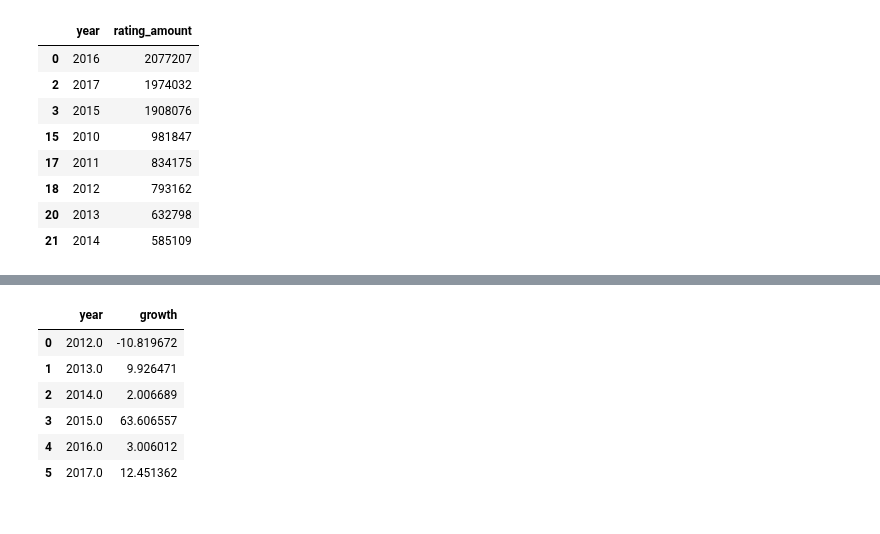
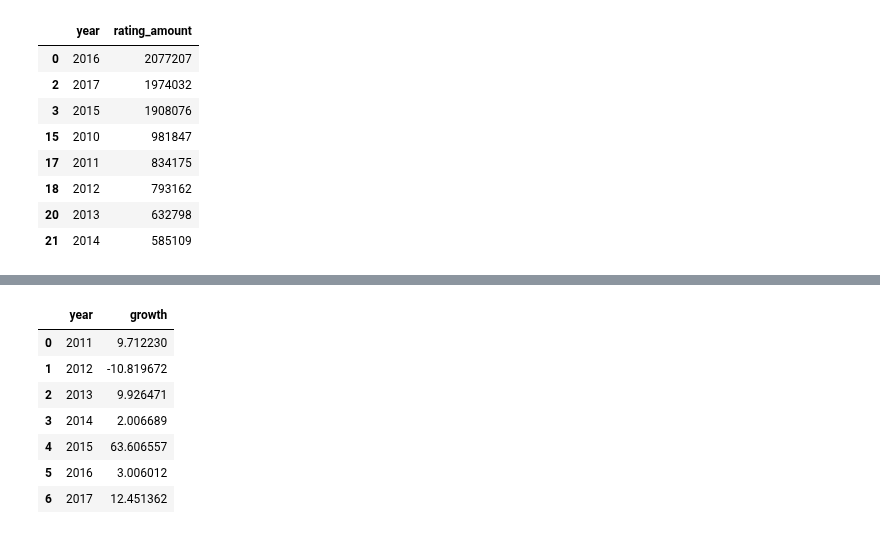
Before and after one commit to fabienmorgan/HSLU_DVIZ_HS22, a Jupyter notebook: Data_Processing/Visualisation_Single_Ratings_Over_Time.ipynb, the cells around one changed output, grey strips where cells are left out. Cells and saved outputs as stored; diff of their text form; code cells hidden in the pictures.

```diff
--- a/Data_Processing/Visualisation_Single_Ratings_Over_Time.ipynb
+++ b/Data_Processing/Visualisation_Single_Ratings_Over_Time.ipynb
@@ -213,10 +214,13 @@ test.head(9)
-# %%
-test_2.head(8)
-# %% [output]
-|  | year | growth |
-| 0 | 2012.0 | -10.819672 |
-| 1 | 2013.0 | 9.926471 |
-| 2 | 2014.0 | 2.006689 |
-| 3 | 2015.0 | 63.606557 |
-| 4 | 2016.0 | 3.006012 |
-| 5 | 2017.0 | 12.451362 |
+# %%
+single_user_ratings_binned_in_years_less_reduced = df_single_user_ratings_binned_in_years.loc[(df_single_user_ratings_binned_in_years['year'] >= 2010) & (df_single_user_ratings_binned_in_years['year'] < 2018)]
+single_user_ratings_growth = yearly_growth(single_user_ratings_binned_in_years_less_reduced, 'year', 'rating_amount')
+single_user_ratings_growth.head(9)
+# %% [output]
+|  | year | growth |
+| 0 | 2011 | 9.712230 |
+| 1 | 2012 | -10.819672 |
+| 2 | 2013 | 9.926471 |
+| 3 | 2014 | 2.006689 |
+| 4 | 2015 | 63.606557 |
+| 5 | 2016 | 3.006012 |
+| 6 | 2017 | 12.451362 |
```
Also changed, not shown: parts of 8 cells of this notebook.
